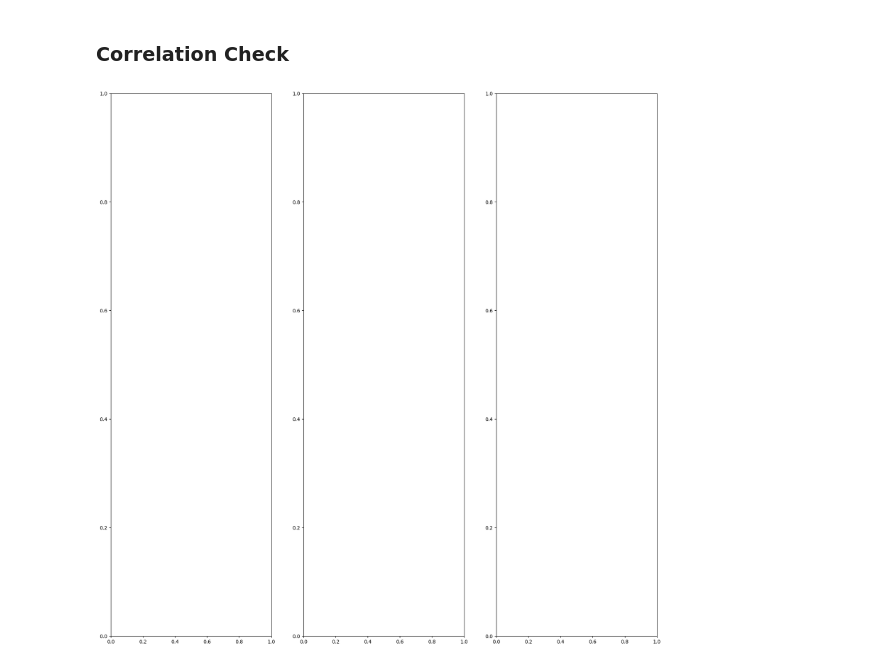
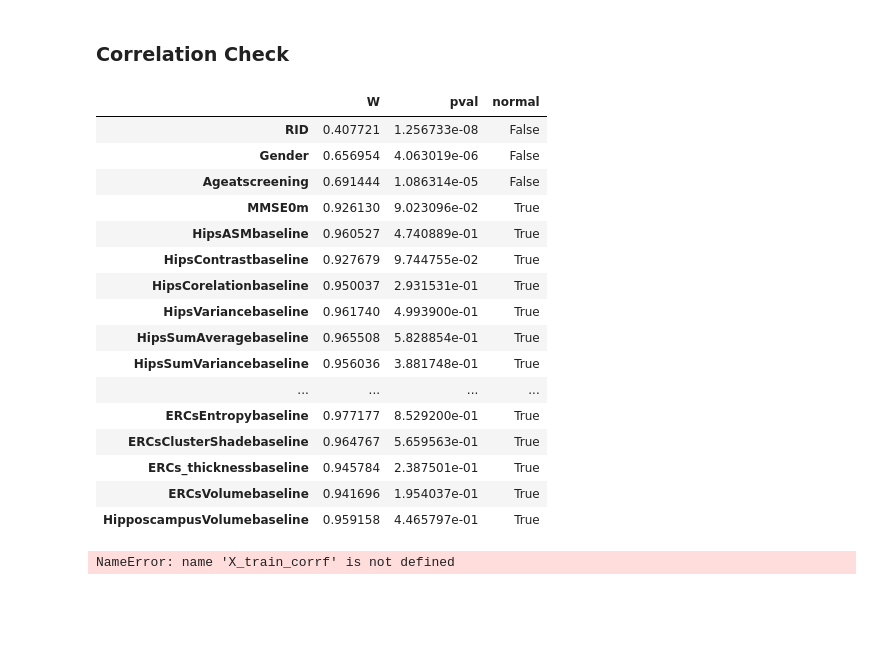
Before and after one commit to InfoAdam1998/Thesis-Project, a Jupyter notebook: notebooks/feature_engineering/data_imputation/matrix_base_methods/matrix_base_imputation_analysis.ipynb, the cells around one changed output. Saved outputs shown, nothing was run; the diff lists cells and outputs as text; code cells hidden in the pictures; blank space fills up the shorter version.

```diff
--- a/notebooks/feature_engineering/data_imputation/matrix_base_methods/matrix_base_imputation_analysis.ipynb
+++ b/notebooks/feature_engineering/data_imputation/matrix_base_methods/matrix_base_imputation_analysis.ipynb
@@ -151,4 +133,0 @@ plt.show()
-# %%
-fig, axs = plt.subplots(3figsize=(20,20))
-# %% [output]
-[figure, removed]
@@ -155,3 +140,27 @@ fig, axs = plt.subplots(3figsize=(20,20))
+# %%
+pg.normality(X_train_corr)
+# %% [output]
+|  | W | pval | normal |
+| RID | 0.407721 | 1.256733e-08 | False |
+| Gender | 0.656954 | 4.063019e-06 | False |
+| Ageatscreening | 0.691444 | 1.086314e-05 | False |
+| MMSE0m | 0.926130 | 9.023096e-02 | True |
+| HipsASMbaseline | 0.960527 | 4.740889e-01 | True |
+| HipsContrastbaseline | 0.927679 | 9.744755e-02 | True |
+| HipsCorelationbaseline | 0.950037 | 2.931531e-01 | True |
+| HipsVariancebaseline | 0.961740 | 4.993900e-01 | True |
+| HipsSumAveragebaseline | 0.965508 | 5.828854e-01 | True |
+| HipsSumVariancebaseline | 0.956036 | 3.881748e-01 | True |
+| ... | ... | ... | ... |
+| ERCsEntropybaseline | 0.977177 | 8.529200e-01 | True |
+| ERCsClusterShadebaseline | 0.964767 | 5.659563e-01 | True |
+| ERCs_thicknessbaseline | 0.945784 | 2.387501e-01 | True |
+| ERCsVolumebaseline | 0.941696 | 1.954037e-01 | True |
+| HipposcampusVolumebaseline | 0.959158 | 4.465797e-01 | True |
+# %%
+X_train_corrf
+# %% [output]
+NameError: name 'X_train_corrf' is not defined
 # %%
 X_train_corr_svd
 # %% [output]
```
Also changed, not shown: parts of 2 cells of this notebook, 2 other files.
